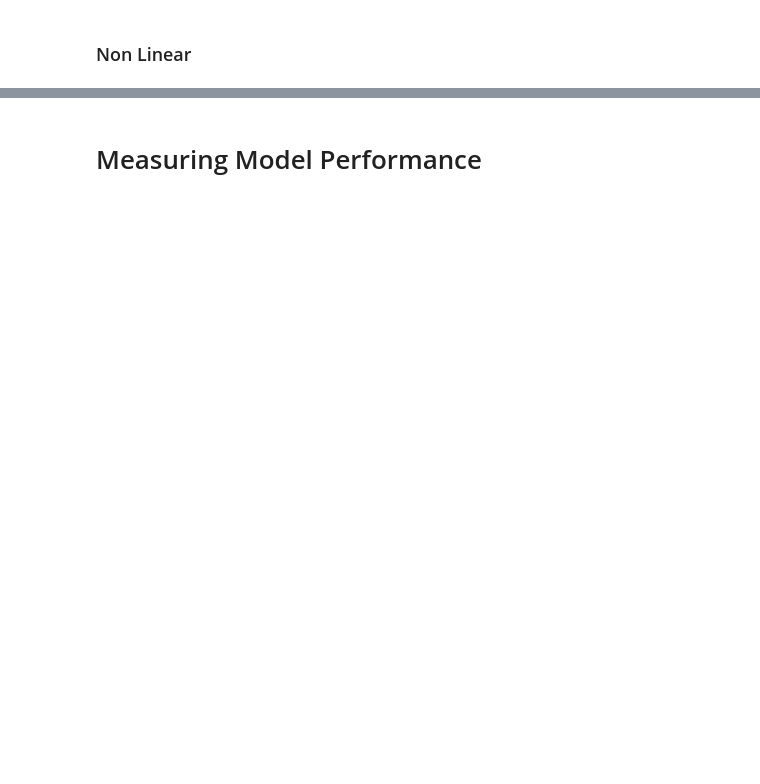
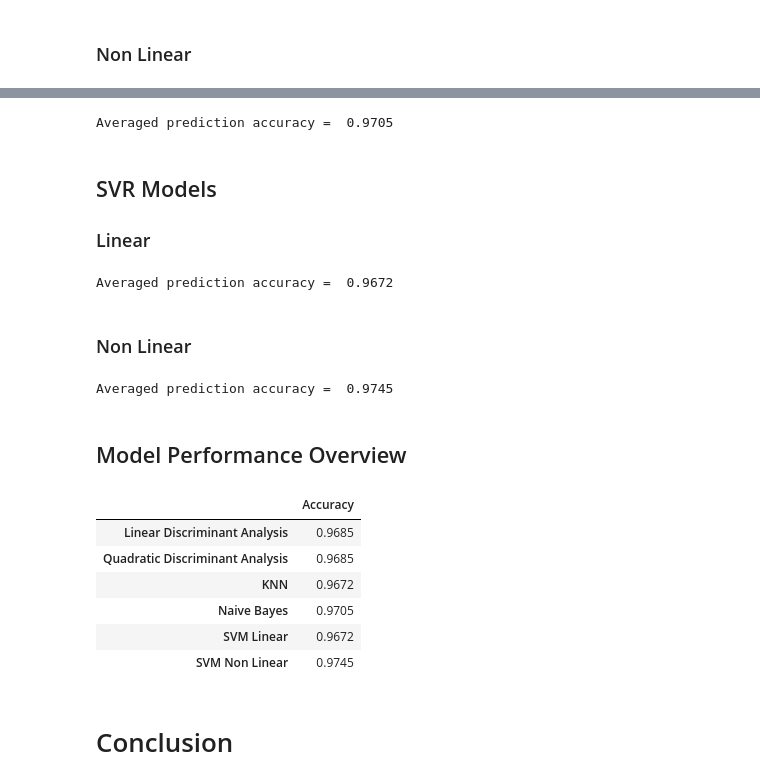
Before and after one commit to GuusLammers/kaggle-datasets-analysis, a Jupyter notebook: classification/gender-classification/assignment2.ipynb, the cells around one changed output, grey strips where cells are left out. Cells and saved outputs as stored; diff of their text form; code cells hidden in the pictures; blank space fills up the shorter version.

```diff
--- a/classification/gender-classification/assignment2.ipynb
+++ b/classification/gender-classification/assignment2.ipynb
@@ -190,0 +293,3 @@ pd.DataFrame([le_train.inverse_transform(pred_gnb), le_test.inverse_transform(y_
+# %%
+scores_knn = cross_val_score(knn, X_train, y_train, scoring='accuracy', cv=5)
+print('Averaged prediction accuracy = ', round(np.average(scores_knn), 4))
@@ -191,2 +300,48 @@ pd.DataFrame([le_train.inverse_transform(pred_gnb), le_test.inverse_transform(y_
+# %%
+scores_gnb = cross_val_score(gnb, X_train, y_train, scoring='accuracy', cv=5)
+print('Averaged prediction accuracy = ', round(np.average(scores_gnb), 4))
+# %% [output]
+Averaged prediction accuracy =  0.9705
+# %% [markdown]
+## SVR Models
+### Linear
+# %%
+scores_svml = cross_val_score(svml, X_train, y_train, scoring='accuracy', cv=5)
+print('Averaged prediction accuracy = ', round(np.average(scores_svml), 4))
+# %% [output]
+Averaged prediction accuracy =  0.9672
+# %% [markdown]
+### Non Linear
+# %%
+scores_svmrbf = cross_val_score(svmrbf, X_train, y_train, scoring='accuracy', cv=5)
+print('Averaged prediction accuracy = ', round(np.average(scores_svmrbf), 4))
+# %% [output]
+Averaged prediction accuracy =  0.9745
 # %% [markdown]
-# Measuring Model Performance
+## Model Performance Overview
+# %%
+accuracies = {'Accuracy' : [
+    round(np.average(scores_lda), 4),
+    round(np.average(scores_qda), 4),
+    round(np.average(scores_knn), 4),
+    round(np.average(scores_gnb), 4),
+    round(np.average(scores_svml), 4),
+    round(np.average(scores_svmrbf), 4)
+]}
+pd.DataFrame(data=accuracies, index=[
+    'Linear Discriminant Analysis',
+    'Quadratic Discriminant Analysis',
+    'KNN',
+    'Naive Bayes',
+    'SVM Linear',
+    'SVM Non Linear'])
+# %% [output]
+|  | Accuracy |
+| Linear Discriminant Analysis | 0.9685 |
+| Quadratic Discriminant Analysis | 0.9685 |
+| KNN | 0.9672 |
+| Naive Bayes | 0.9705 |
+| SVM Linear | 0.9672 |
+| SVM Non Linear | 0.9745 |
+# %% [markdown]
+# Conclusion
```
Also changed, not shown: parts of 23 cells of this notebook.
